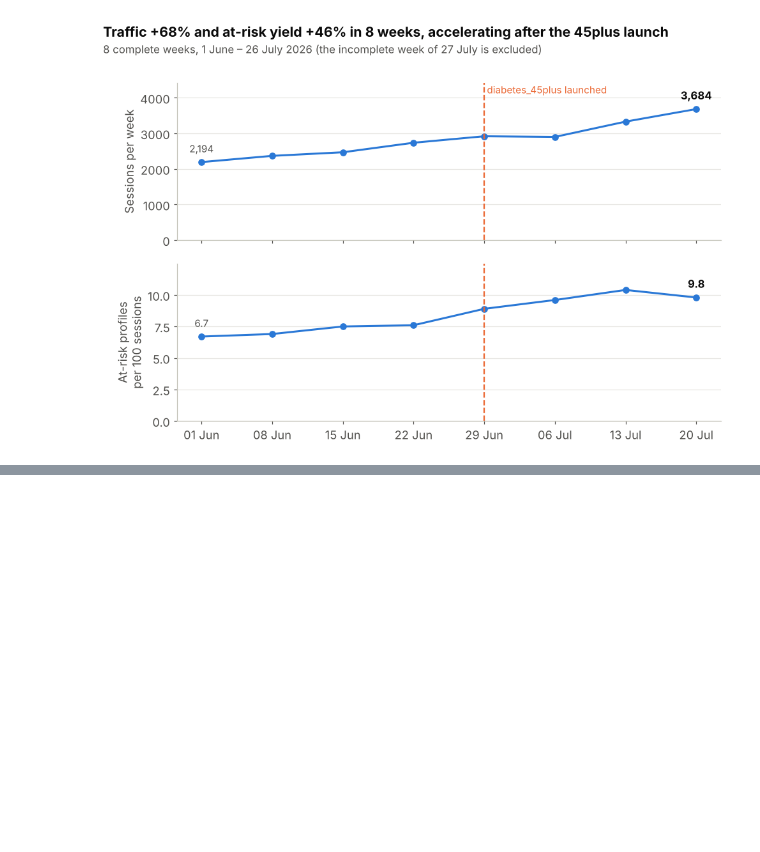
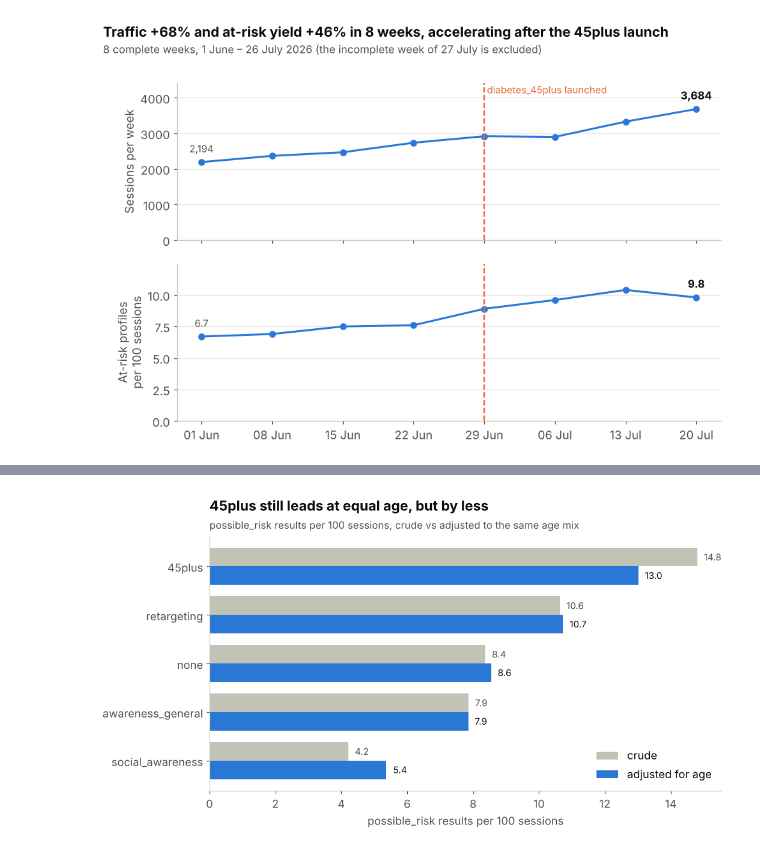
Before and after one commit to souhahabibi-SH/Doctoome_case, a Jupyter notebook: notebook/analysis.ipynb, the cells around one changed output, grey strips where cells are left out. Cells and saved outputs as stored; diff of their text form; code cells hidden in the pictures; blank space fills up the shorter version.

```diff
--- a/notebook/analysis.ipynb
+++ b/notebook/analysis.ipynb
@@ -470,7 +485,7 @@ con.execute("""
 Does every referenced `visitor_id` / `session_id` exist in its reference table? Are visitor and session consistent across tables?
 # %%
 # Step 11: count "orphan" IDs (present in a table, missing from the reference table)
-d = "../data/"
+d = "data/"
 checks_integrity = {
     "sessions -> visitors":         f"SELECT COUNT(*) FROM '{d}sessions.parquet' s WHERE s.visitor_id NOT IN (SELECT visitor_id FROM '{d}visitors.parquet')",
     "events -> sessions":           f"SELECT COUNT(*) FROM '{d}questionnaire_events.parquet' e WHERE e.session_id NOT IN (SELECT session_id FROM '{d}sessions.parquet')",
@@ -1392,0 +1718,17 @@ plt.show()
+# %%
+# Step 39c: chart 8 – crude vs age-adjusted possible_risk per 100 sessions
+order = campaign_adj.sort_values("crude_per_100").index
+fig, ax = plt.subplots(figsize=(10, 5))
+y = np.arange(len(order)); h = 0.38
+ax.barh(y + h/2, campaign_adj.loc[order, "crude_per_100"], h, color=GREY, label="crude")
+ax.barh(y - h/2, campaign_adj.loc[order, "age_adjusted_per_100"], h, color=BLUE, label="adjusted for age")
+for i, name in enumerate(order):
+    ax.text(campaign_adj.loc[name, "crude_per_100"] + 0.2, i + h/2, f"{campaign_adj.loc[name, 'crude_per_100']:.1f}", va="center", fontsize=10, color=TEXT2)
+    ax.text(campaign_adj.loc[name, "age_adjusted_per_100"] + 0.2, i - h/2, f"{campaign_adj.loc[name, 'age_adjusted_per_100']:.1f}", va="center", fontsize=10, color=TEXT)
+ax.set_yticks(y, [n.replace("diabetes_", "") for n in order]); ax.set_xlabel("possible_risk results per 100 sessions")
+ax.legend(frameon=False, loc="lower right")
+add_title(ax, "45plus still leads at equal age, but by less",
+          "possible_risk results per 100 sessions, crude vs adjusted to the same age mix")
+save(fig, "08_campaigns_age_adjusted"); plt.show()
+# %% [output]
+[figure, added]
```
Also changed, not shown: parts of 52 cells of this notebook, 10 other files.
